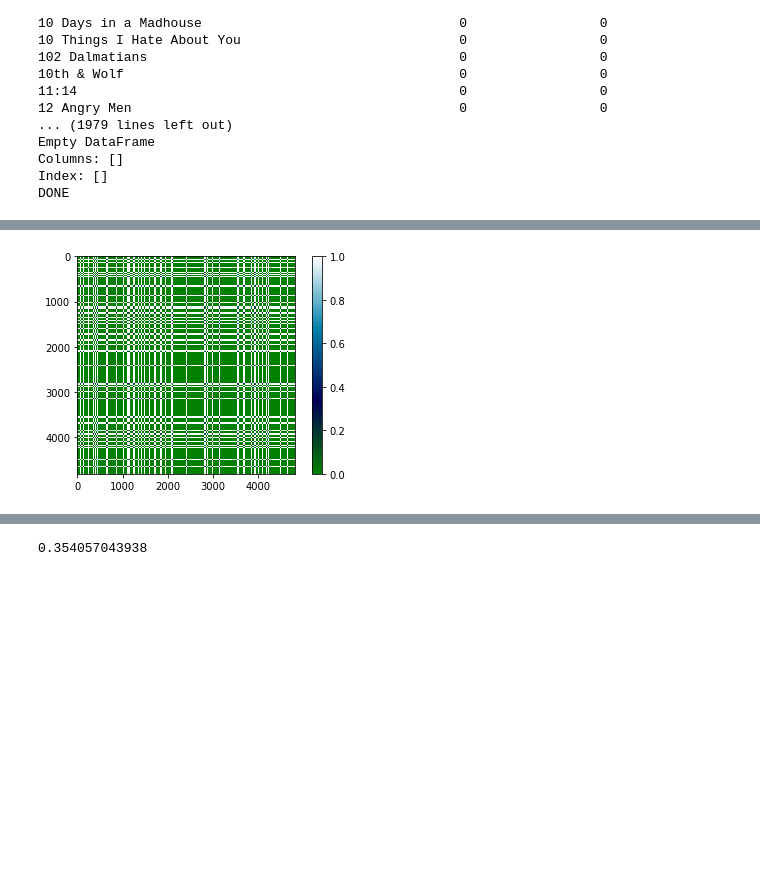
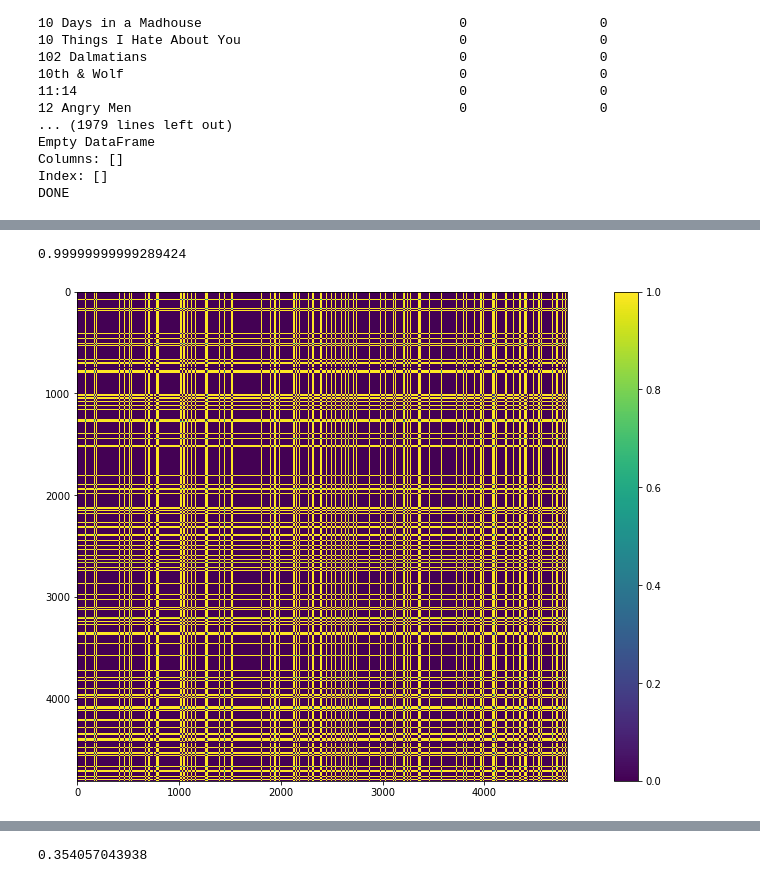
Before and after one commit to MilicaNovak/FinalProjectNTDS2017, a Jupyter notebook: ReportNotebook/Report-Working-In-Progress.ipynb, the cells around one changed output, grey strips where cells are left out. Drawn from its saved outputs; the diff is of its cells as text; code cells hidden in the pictures; blank space fills up the shorter version.

```diff
--- a/ReportNotebook/Report-Working-In-Progress.ipynb
+++ b/ReportNotebook/Report-Working-In-Progress.ipynb
@@ -466,7 +466,7 @@ for Frame in Frames:
 GrandFinal = pd.DataFrame()
 for col in ['budget', 'popularity', 'runtime', 'vote_average','vote_count']:
     GrandFinal[col]      = Movies[col]
-Grand_distances = scipy.spatial.distance.squareform(scipy.spatial.distance.pdist(GrandFinal, metric='cosine'))
+Grand_distances = np.nan_to_num(scipy.spatial.distance.squareform(scipy.spatial.distance.pdist(GrandFinal, metric='cosine')))
 # %%
 GrandFinal.to_csv("../Datasets/GrandFinalle.csv")
 # %%
@@ -517,12 +517,16 @@ plt.spy(CatDistances, markersize = 1)
+# %%
+Grand_distances.max()
+# %% [output]
+0.99999999999289424
 # %%
 fig = plt.figure()
 ax = fig.add_subplot(1,1,1)
 ax.set_aspect('equal')
-plt.imshow(Grand_distances, interpolation='nearest', cmap=plt.cm.ocean)
+plt.imshow(Grand_distances, interpolation='nearest')
 plt.colorbar()
 plt.show()
 # %% [output]
-[figure, old version]
+[figure, new version]
 # %%
 GrandFinal = GrandFinal.fillna(0)
 features_pca = decomposition.PCA(n_components=100).fit_transform(GrandFinal)
```
Also changed, not shown: parts of 9 cells of this notebook, 2 other files.
